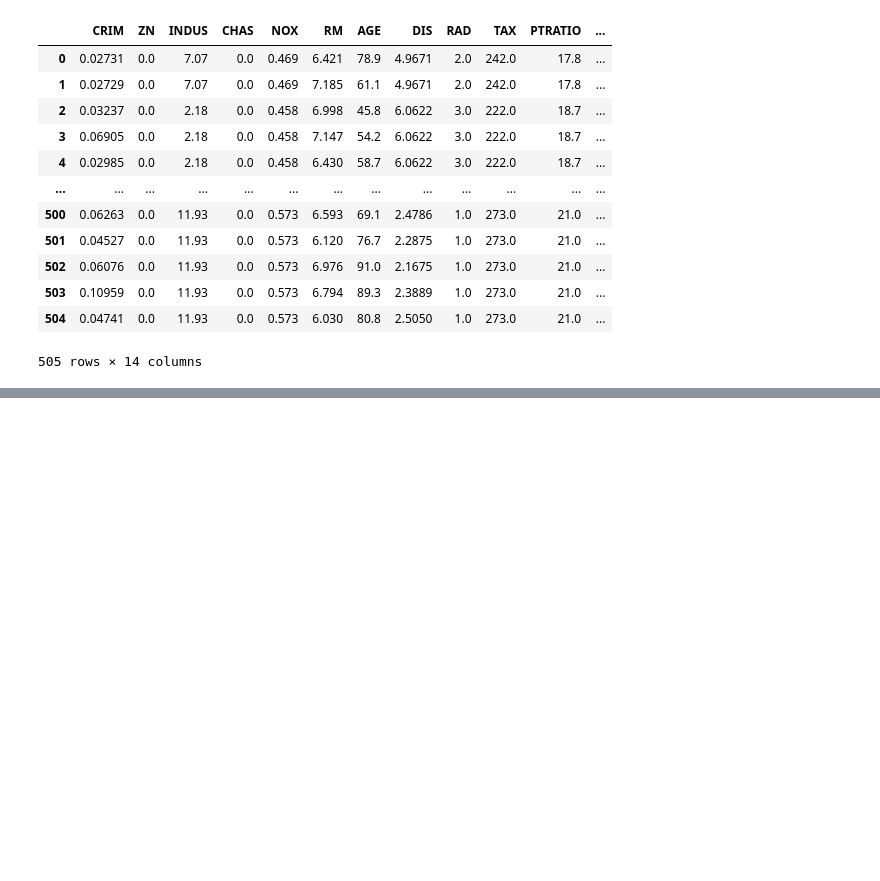
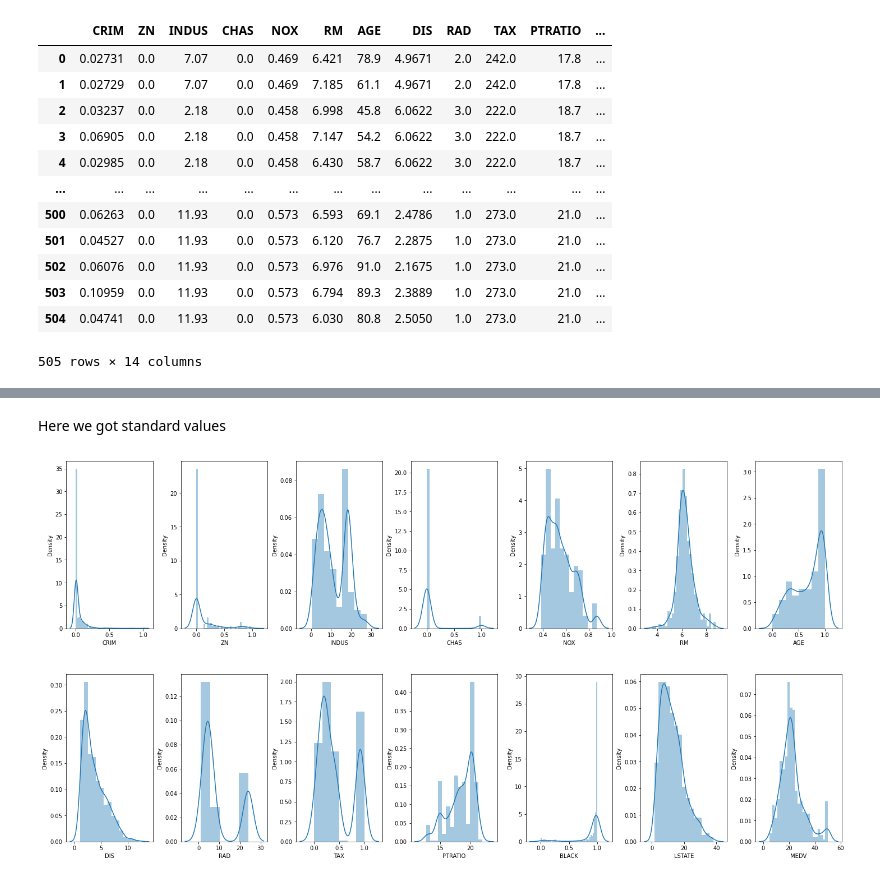
Before and after one commit to farhanraza200001/Boston-house-price-production-Analysis-Regression-, a Jupyter notebook: Assignment_of_linear_reg_on_house_boston_dataset_Linear_Regression.ipynb, the cells around one changed output, grey strips where cells are left out. Cells and saved outputs as stored; diff of their text form; code cells hidden in the pictures; blank space fills up the shorter version.

```diff
--- a/Assignment_of_linear_reg_on_house_boston_dataset_Linear_Regression.ipynb
+++ b/Assignment_of_linear_reg_on_house_boston_dataset_Linear_Regression.ipynb
@@ -91,0 +215,2 @@ new_df
+# %%
+scalar = preprocessing.StandardScaler()
@@ -91,0 +219,4 @@ new_df
+# %%
+Scaled_cols = scalar.fit_transform(new_df[cols]) #This gives a matrix type data,no column names is here so we make dataframe
+# %%
+Scaled_cols = pd.DataFrame(Scaled_cols,columns=cols)
@@ -91,0 +232,2 @@ new_df
+# %% [markdown]
+Here we got standard values
@@ -91,0 +236,13 @@ new_df
+# %%
+for col in cols:
+  new_df[col]=Scaled_cols[col]
+# %%
+fig,ax = plt.subplots(ncols=7,nrows=2,figsize=(20,10))
+index=0
+ax = ax.flatten()
+for col, value in new_df.items():
+  sns.distplot(value, ax=ax[index])
+  index+=1
+  plt.tight_layout(pad=0.5, w_pad=0.7, h_pad=5.0)
+# %% [output]
+[figure, added]
```
Also changed, not shown: parts of 28 cells of this notebook.
